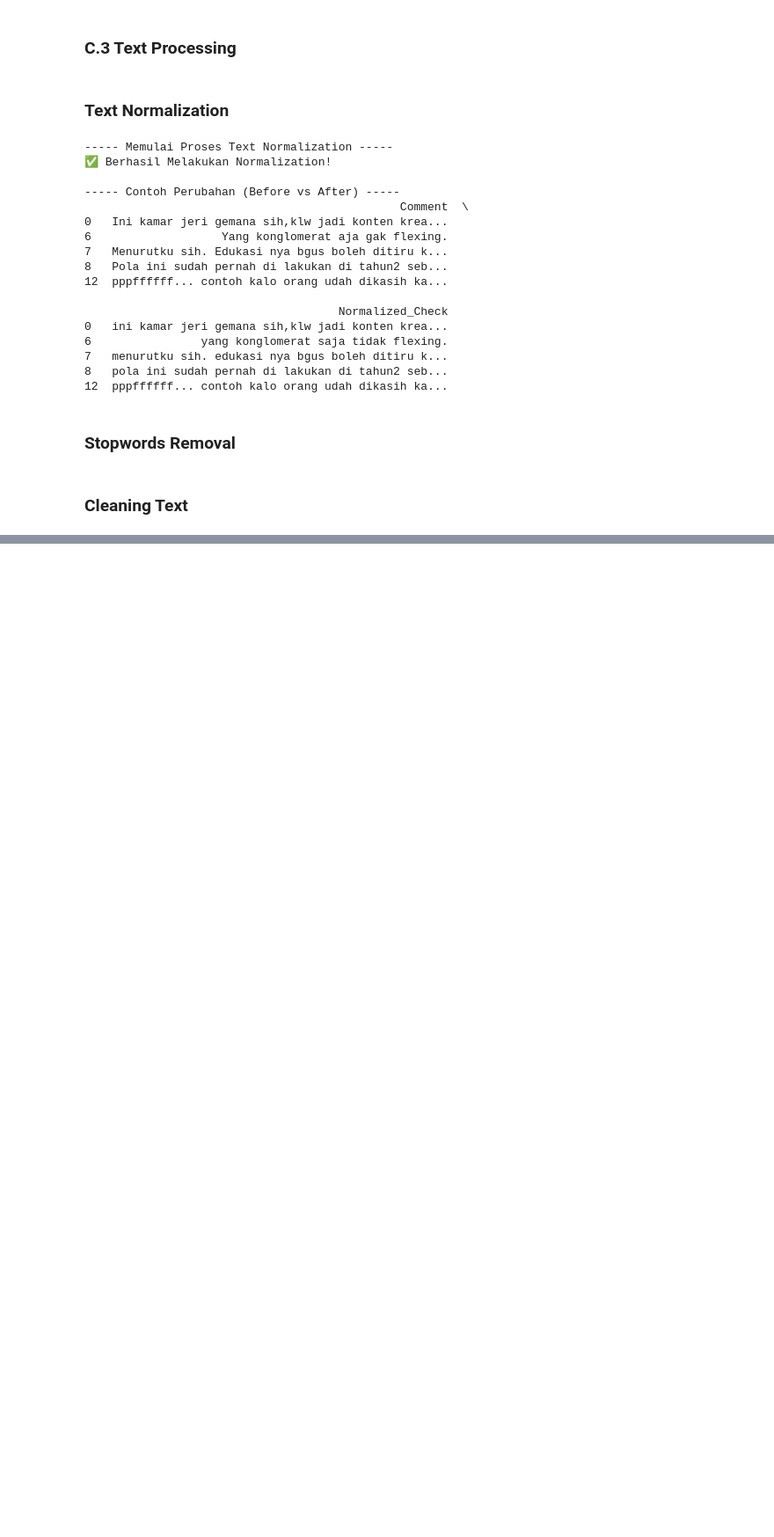
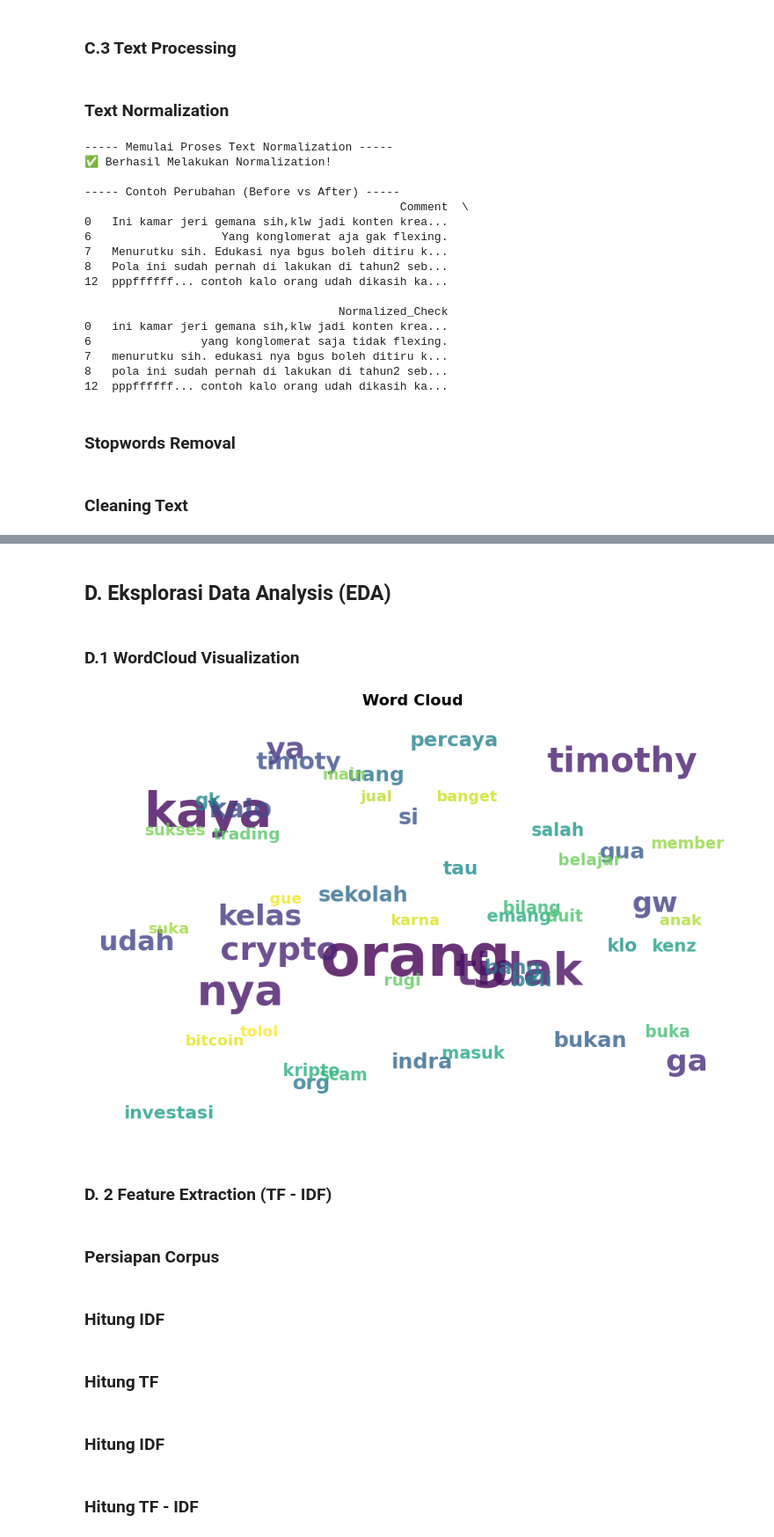
Before and after one commit to ghatpreneur/Data-Analytics-Project, a Jupyter notebook: Tmothy Sentiment Ana;ysis/Sentiment.ipynb, the cells around one changed output, grey strips where cells are left out. Shown at 88% size. Drawn from its saved outputs; the diff is of its cells as text; code cells hidden in the pictures; blank space fills up the shorter version.

```diff
--- a/Tmothy Sentiment Ana;ysis/Sentiment.ipynb
+++ b/Tmothy Sentiment Ana;ysis/Sentiment.ipynb
@@ -379,3 +378,46 @@ Contoh Hasil:
 7  menurutku edukasi nya bgus ditiru kyak ilmu ju...
 8    pola lakukan orang bijaksana orang suka flexing
 9                       kurus an bang sakit kah bang
+# %% [markdown]
+## D. Eksplorasi Data Analysis (EDA)
+# %% [markdown]
+### D.1 WordCloud Visualization
+# %%
+top_words = pd.Series(' '.join(df['Clean_Comment']).split()).value_counts().head(50)
+
+# SETUP PLOT
+plt.figure(figsize=(12, 8))
+plt.axis('off')
+plt.title('Word Cloud ', fontsize=16, fontweight='bold')
+
+# Bikin warna gradasi otomatis
+colors = plt.cm.viridis(np.linspace(0, 1, len(top_words)))
+
+# LOOP PLOTTING
+max_freq = top_words.iloc[0]
+
+# zip() biar kita loop, frekuensi, dan warnanya barengan
+for (word, freq), color in zip(top_words.items(), colors):
+
+    # Hitung ukuran font
+    size = (freq / max_freq) * 50 + 10
+
+    # Generate posisi X, Y acak pake Numpy
+    x, y = np.random.randint(5, 95, 2)
+
+    # Plot Teks
+    plt.text(x, y, word,
+             fontsize=size,
+             color=color,
+             ha='center', va='center',
+             alpha=0.8, fontweight='bold')
+
+plt.xlim(0, 100)
+plt.ylim(0, 100)
+plt.show()
+# %% [output]
+[figure, added]
+# %% [markdown]
+### D. 2 Feature Extraction (TF - IDF)
+# %% [markdown]
+### Persiapan Corpus
@@ -381,0 +427,4 @@ Contoh Hasil:
+# %% [markdown]
+### Hitung IDF
+# %% [markdown]
+###  Hitung TF
@@ -381,0 +449,2 @@ Contoh Hasil:
+# %% [markdown]
+### Hitung IDF
@@ -381,0 +465,2 @@ Contoh Hasil:
+# %% [markdown]
+### Hitung TF - IDF
```
Also changed, not shown: parts of 31 cells of this notebook.
